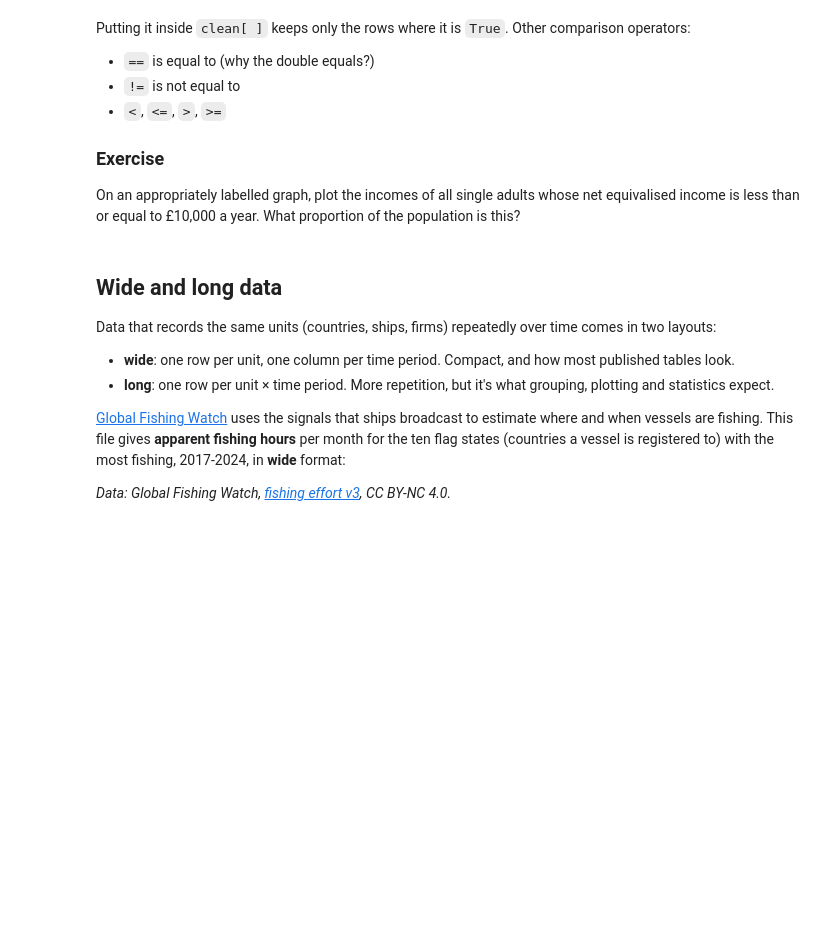
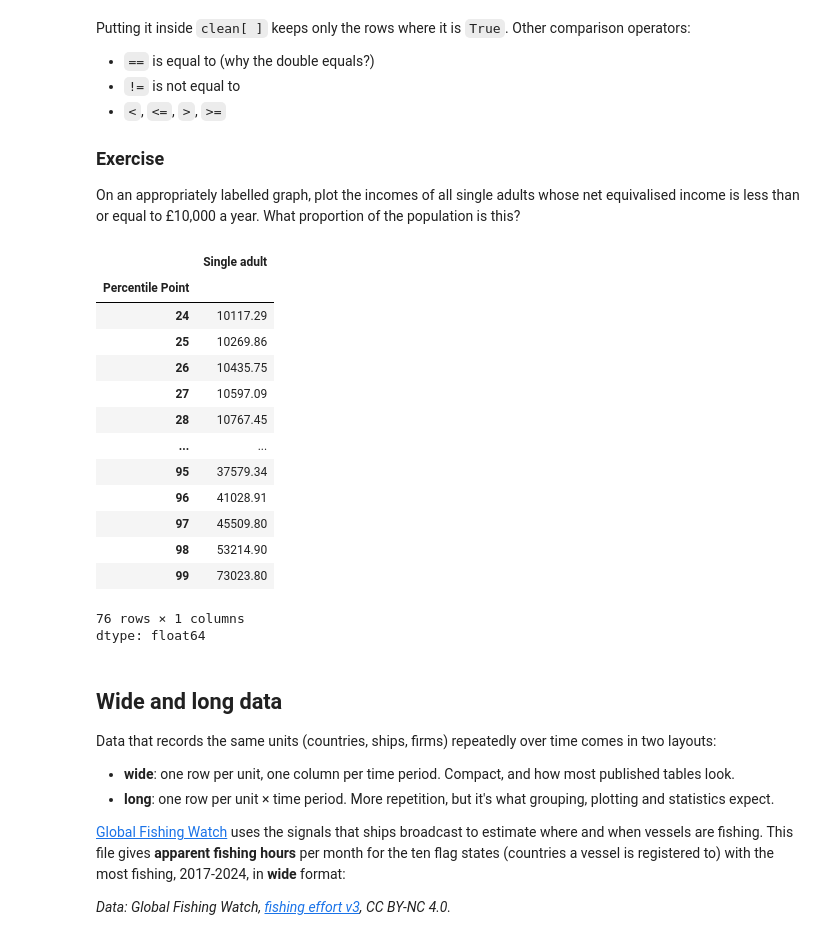
Before and after one commit to ShelbyLLL/QM2, a Jupyter notebook: notebooks/W02. Pandas.ipynb, the cells around one changed output. Saved outputs shown, nothing was run; the diff lists cells and outputs as text; code cells hidden in the pictures; blank space fills up the shorter version.

```diff
--- a/notebooks/W02. Pandas.ipynb
+++ b/notebooks/W02. Pandas.ipynb
@@ -266,7 +300,24 @@ Putting it inside `clean[ ]` keeps only the rows where it is `True`. Other compa
 
 On an appropriately labelled graph, plot the incomes of all single adults whose net equivalised income is less than or equal to £10,000 a year. What proportion of the population is this?
 # %%
-# your code here
+BN = income["Single adult"] >10000 #BN now is a condition
+income.loc[BN, "Single adult"]
+# %% [output]
+|  | Single adult |
+| Percentile Point |  |
+| 24 | 10117.29 |
+| 25 | 10269.86 |
+| 26 | 10435.75 |
+| 27 | 10597.09 |
+| 28 | 10767.45 |
+| ... | ... |
+| 95 | 37579.34 |
+| 96 | 41028.91 |
+| 97 | 45509.80 |
+| 98 | 53214.90 |
+| 99 | 73023.80 |
+76 rows × 1 columns
+dtype: float64
 # %% [markdown]
 ## Wide and long data
 
```
Also changed, not shown: parts of 6 cells of this notebook.
